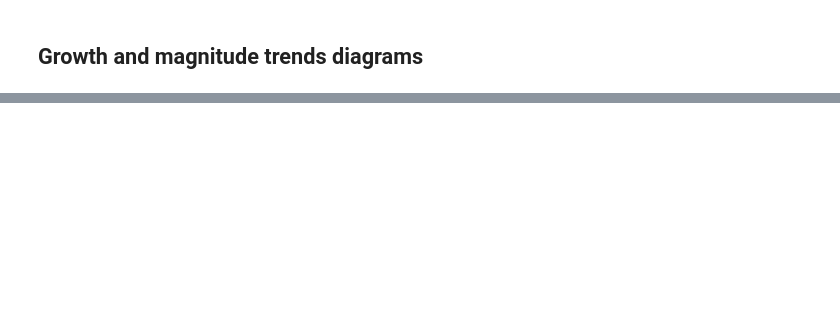
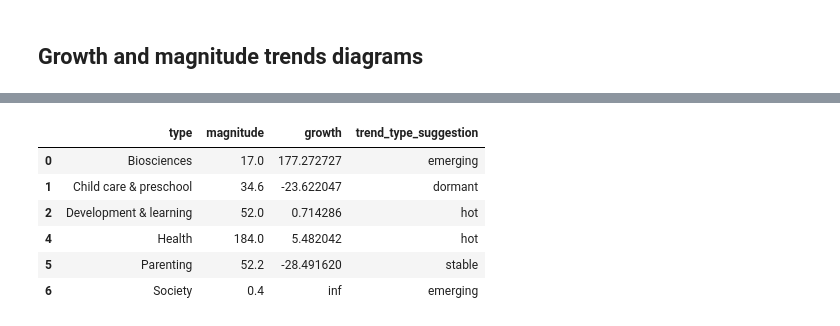
Before and after one commit to nestauk/discovery_child_development, a Jupyter notebook: discovery_child_development/analysis/final/technical_appendix.ipynb, the cells around one changed output, grey strips where cells are left out. Cells and saved outputs as stored; diff of their text form; code cells hidden in the pictures; blank space fills up the shorter version.

```diff
--- a/discovery_child_development/analysis/final/technical_appendix.ipynb
+++ b/discovery_child_development/analysis/final/technical_appendix.ipynb
@@ -1935,0 +2375,19 @@ fig.save(FIGURE_DIR / 'Applications_x_digital_tech_crunchbase_counts.html')
+# %%
+chart_trends._epsilon = 0.075
+mid_point = openalex_trends_typology.magnitude.median()
+
+fig = chart_trends.mangitude_vs_growth_chart(
+    data = (
+        openalex_trends_typology
+        .rename(columns = {'type': 'category'})
+        .assign(growth = lambda df: df.growth / 100)
+    ),
+    x_limit=300,
+    y_limit= 1.2,
+    mid_point=mid_point,
+    baseline_growth=0,
+    text_column = "category",
+    values_label = "Average number of new publications per year",
+)
+fig.display()
+fig.save(FIGURE_DIR / 'Figure7_openalex_trends.png', scale_factor=2.0)
@@ -1935,0 +2396,15 @@ fig.save(FIGURE_DIR / 'Applications_x_digital_tech_crunchbase_counts.html')
+# %%
+patent_trends_typology = chart_trends.estimate_trend_type(
+    patent_application_trends,
+    magnitude_column='magnitude',
+    growth_column='growth'
+)[['type', 'magnitude', 'growth', 'trend_type_suggestion']]
+patent_trends_typology
+# %% [output]
+|  | type | magnitude | growth | trend_type_suggestion |
+| 0 | Biosciences | 17.0 | 177.272727 | emerging |
+| 1 | Child care & preschool | 34.6 | -23.622047 | dormant |
+| 2 | Development & learning | 52.0 | 0.714286 | hot |
+| 4 | Health | 184.0 | 5.482042 | hot |
+| 5 | Parenting | 52.2 | -28.491620 | stable |
+| 6 | Society | 0.4 | inf | emerging |
```
Also changed, not shown: parts of 79 cells of this notebook, 5 other files.
